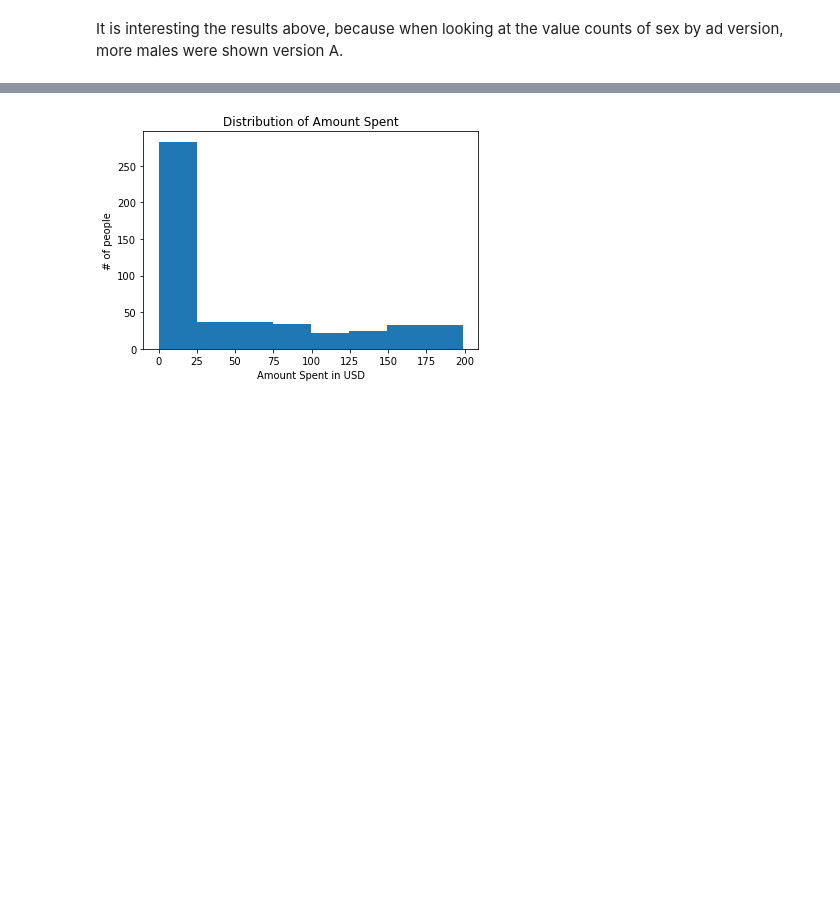
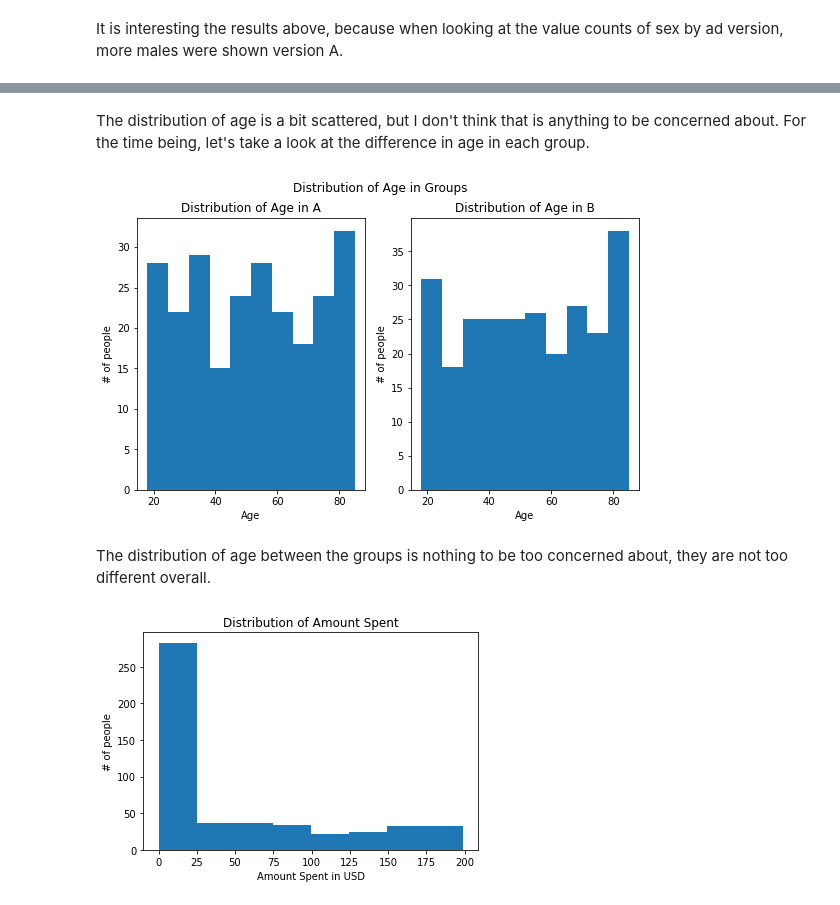
Before and after one commit to zachagreenberg/AdCampaignTesting, a Jupyter notebook: eda-testing-eval.ipynb, the cells around one changed output, grey strips where cells are left out. Drawn from its saved outputs; the diff is of its cells as text; code cells hidden in the pictures; blank space fills up the shorter version.

```diff
--- a/eda-testing-eval.ipynb
+++ b/eda-testing-eval.ipynb
@@ -168,3 +177,21 @@ It is interesting the results above, because when looking at the value counts of
+# %% [markdown]
+The distribution of age is a bit scattered, but I don't think that is anything to be concerned about. For the time being, let's take a look at the difference in age in each group.
+# %%
+fig, ax = plt.subplots(1, 2, figsize =(9,5))
+ax[0].hist(x = df[df['ad_version'] == 'A']['age'])
+ax[0].set_xlabel('Age')
+ax[0].set_ylabel('# of people')
+ax[0].set_title('Distribution of Age in A')
+ax[1].hist(x = df[df['ad_version'] == 'B']['age'])
+ax[1].set_xlabel('Age')
+ax[1].set_ylabel('# of people')
+ax[1].set_title('Distribution of Age in B')
+plt.suptitle('Distribution of Age in Groups')
+plt.show()
+# %% [output]
+[figure, added]
+# %% [markdown]
+The distribution of age between the groups is nothing to be too concerned about, they are not too different overall.
 # %%
 fig, ax = plt.subplots()
 ax.hist(x = df['amount_spent'], bins = 8) #I would like to see this in increments of $25
```
Also changed, not shown: parts of 4 cells of this notebook.
